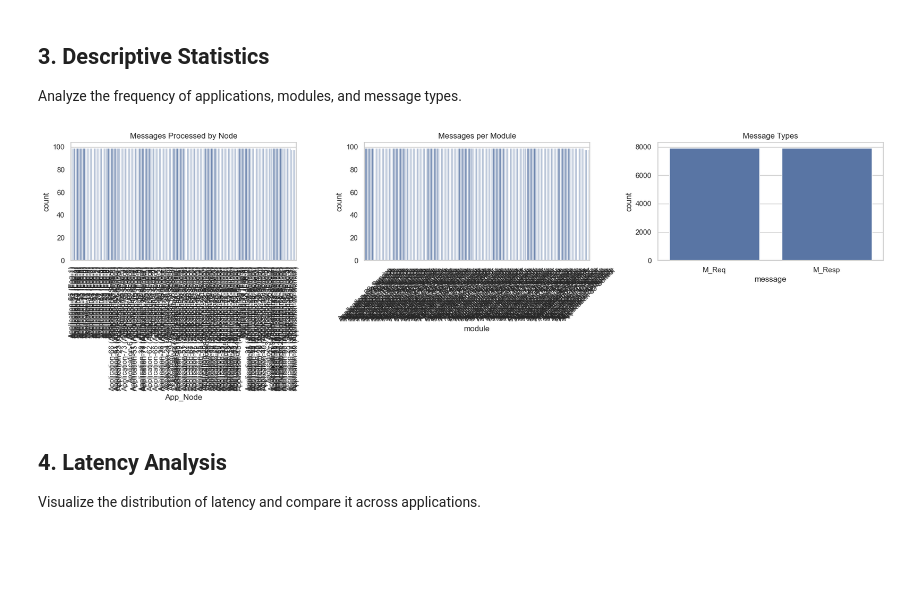
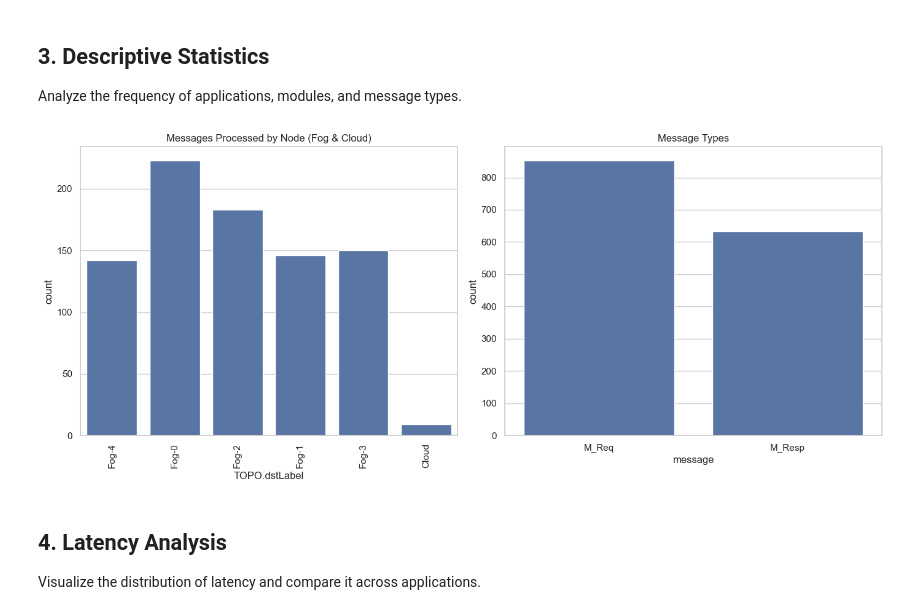
Before and after one commit to felipedumer/YAFS_custom, a Jupyter notebook: algoritmo_felipe/analysis_sim_trace.ipynb, the cells around one changed output. Drawn from its saved outputs; the diff is of its cells as text; code cells hidden in the pictures; blank space fills up the shorter version.

Commit message:
Adds round robin, changes parameters, update notebooks

```diff
--- a/algoritmo_felipe/analysis_sim_trace.ipynb
+++ b/algoritmo_felipe/analysis_sim_trace.ipynb
@@ -21,7 +21,7 @@ Load the CSV file and check the structure.
 # %%
 # Load the dataset
 # Update to the specific results file generated by the tutorial
-file_path = 'resultados/4-custom_proposed_by_felipe-sim_trace.csv'
+file_path = 'resultados/5-roundRobin-sim_trace.csv'
 df = pd.read_csv(file_path)
 
 # Display first rows
@@ -61,7 +61,7 @@ Calculate key metrics:
 - **Network/Wait Time**: `Latency - Service Time`
 # %%
 # Calculate Latency
-df['Latency'] = df['time_reception'] - df['time_emit']
+df['Latency'] = df['service']
 
 # Calculate Service Time (Processing Duration)
 df['Service_Time'] = df['time_out'] - df['time_in']
@@ -88,28 +104,25 @@ df[['Latency', 'Service_Time', 'Network_Wait_Time']].describe()
 ## 3. Descriptive Statistics
 Analyze the frequency of applications, modules, and message types.
 # %%
-fig, axes = plt.subplots(1, 3, figsize=(18, 6))
+fig, axes = plt.subplots(1, 2, figsize=(14, 6))
 
-# 1. Messages Processed by Node (Placement)
-# We show all nodes now since Sensors and Actuators also process messages (M_Resp, M_Act)
-sns.countplot(x='App_Node', data=df, ax=axes[0])
-axes[0].set_title('Messages Processed by Node')
+# 1. Messages Processed by Node (Physical Node only)
+# Filter for M_Req messages to show only Fog/Cloud nodes (Service providers)
+# M_Resp messages go back to Sensors (Users), so we exclude them here.
+df_fog_cloud = df[df['message'] == 'M_Req']
+sns.countplot(x='TOPO.dstLabel', data=df_fog_cloud, ax=axes[0])
+axes[0].set_title('Messages Processed by Node (Fog & Cloud)')
 axes[0].tick_params(axis='x', rotation=90)
 
-# 2. Messages per Module
-sns.countplot(x='module', data=df, ax=axes[1])
-axes[1].set_title('Messages per Module')
-axes[1].tick_params(axis='x', rotation=45)
-
-# 3. Message Types
+# 2. Message Types
 # We use the 'message' column to distinguish M_Req, M_Resp, M_Act
-sns.countplot(x='message', data=df, ax=axes[2])
-axes[2].set_title('Message Types')
+sns.countplot(x='message', data=df, ax=axes[1])
+axes[1].set_title('Message Types')
 
 plt.tight_layout()
 plt.show()
 # %% [output]
-[figure, old version]
+[figure, new version]
 # %% [markdown]
 ## 4. Latency Analysis
 Visualize the distribution of latency and compare it across applications.
```
Also changed, not shown: parts of 9 cells of this notebook, 5 other files.
